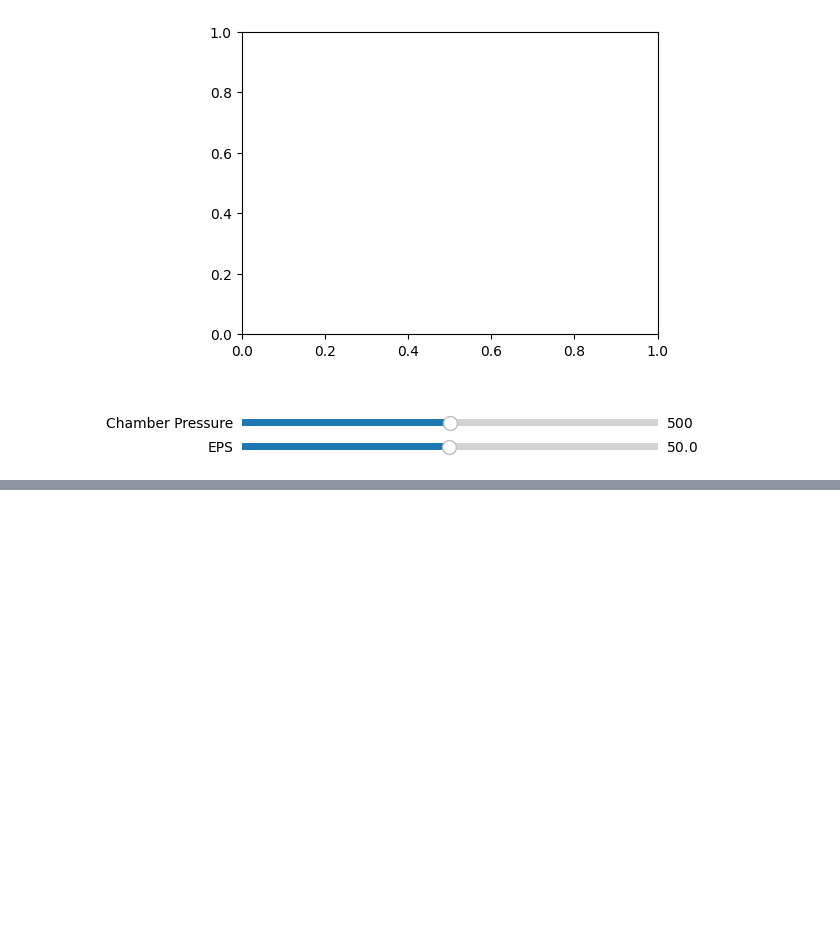
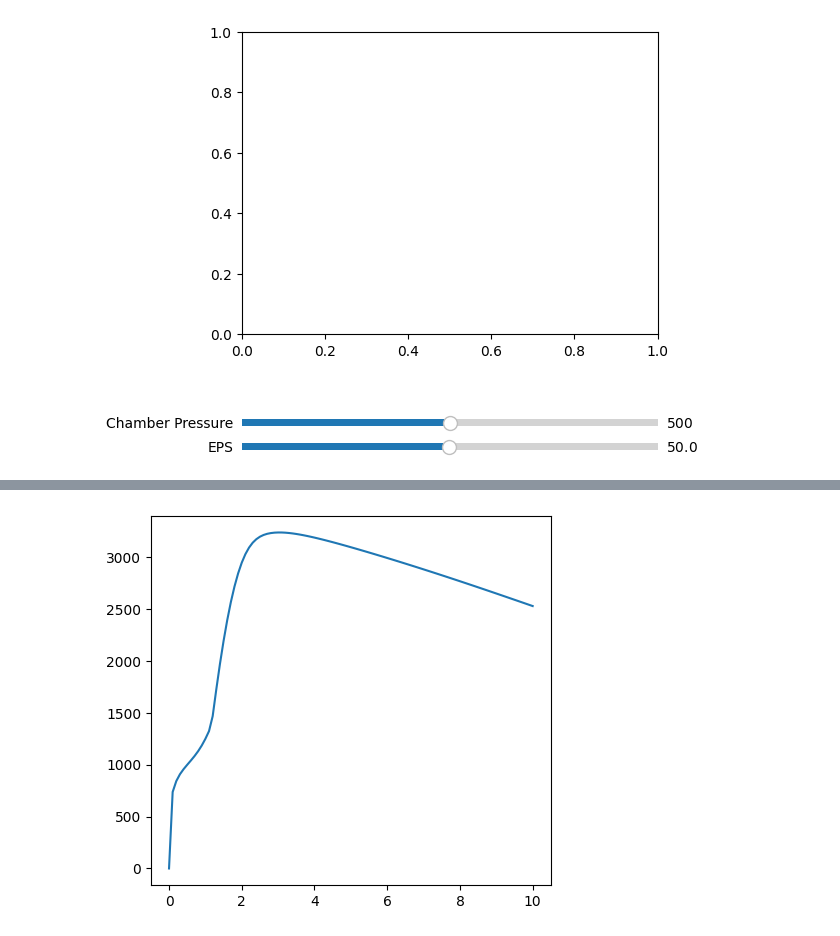
Before and after one commit to 2d1ff1cult/UNLV_SEDS_SPARK2, a Jupyter notebook: SPARK2_RocketCEA.ipynb, the cells around one changed output, grey strips where cells are left out. Drawn from its saved outputs; the diff is of its cells as text; code cells hidden in the pictures; blank space fills up the shorter version.

```diff
--- a/SPARK2_RocketCEA.ipynb
+++ b/SPARK2_RocketCEA.ipynb
@@ -456,0 +671,84 @@ show()
+# %%
+# for single propellant mix and pressure use
+import matplotlib.pyplot as plt
+from rocketcea.cea_obj import CEA_Obj
+import pandas as pd
+import numpy as np
+
+
+fig, ax = plt.subplots()
+fig.subplots_adjust(right=0.75)
+
+kelvin = 0.5555555556 #how many kelvins in a rankine
+
+# use this to change grid bounds
+minx = 0  #default 0
+maxx = 10 #default 10
+
+# sample pcL from quickstart guide of rocketcea
+Pc = 500.
+eps = 50.
+
+# note that you can use common ox/fuels' equations
+ispObj = CEA_Obj(propName='', oxName='LOX', fuelName="Kerosene")
+
+isparr = []
+temprankine = []
+tempkelvin = []
+MR = 0.0
+mrarr = []
+label = []
+delta = []
+
+def findmax(xseries, yseries, color):
+  xmax = pd.Series(xseries).idxmax() # index of max xseries
+  ymax = pd.Series(yseries).idxmax() # index of max yseries
+  print(xseries[ymax])
+  print(yseries[ymax])
+
+while MR < 10.0:
+  isparr.append(ispObj.get_Isp(Pc=Pc, MR=MR,eps=eps))
+  temprankine.append(ispObj.get_Temperatures(Pc=Pc, MR=MR, eps=eps))
+
+  mrarr.append(MR)
+  MR += 0.1 # smaller for more precise data
+
+#change index for array for different TCA locations
+# 0 = chamber
+# 1 = throat
+# 2 = exit
+tempkelvin = [t[0] * kelvin for t in temprankine]
+
+arrayisparr = np.array(isparr)
+arraytemp = np.array(tempkelvin)
+
+
+delta = np.subtract(arraytemp, arrayisparr)
+#delta = [element * 0.103 for element in delta]
+print(delta)
+
+plt.plot(mrarr,delta) # defining ispplot as primary
+
+findmax(mrarr, delta, 'b')
+
+#tempplot = temp.plot(mrarr,tempkelvin,'r',label='Tc')
+#isp.set_xlabel('Mixture Ratio (O/F)')
+#isp.set_ylabel('Isp (sec)')
+#isp.yaxis.label.set_color('blue')
+#isp.tick_params(axis='y', labelcolor='blue')
+#isp.set_ylim([0,400])
+
+#temp.set_ylabel("Temperature (K)", color='red')
+#temp.yaxis.label.set_color('red')
+#temp.tick_params(axis='y', labelcolor='red')
+#temp.set_ylim([0,5000])
+
+#isp.legend(loc='upper right')
+#temp.legend(loc=[0.8,0.84])
+#isp.grid(True)
+
+#plt.xlim(minx,maxx)
+#plt.title("OF vs. Isp, OF vs. Temp\n Ox / Fuel: " + ispObj.desc + "\neps = %g Pc=%g psia"%(eps,Pc))
+
+plt.show()
+# %% [output]
@@ -456,0 +772 @@ show()
+[figure, added]
```
Also changed, not shown: parts of 35 cells of this notebook.
